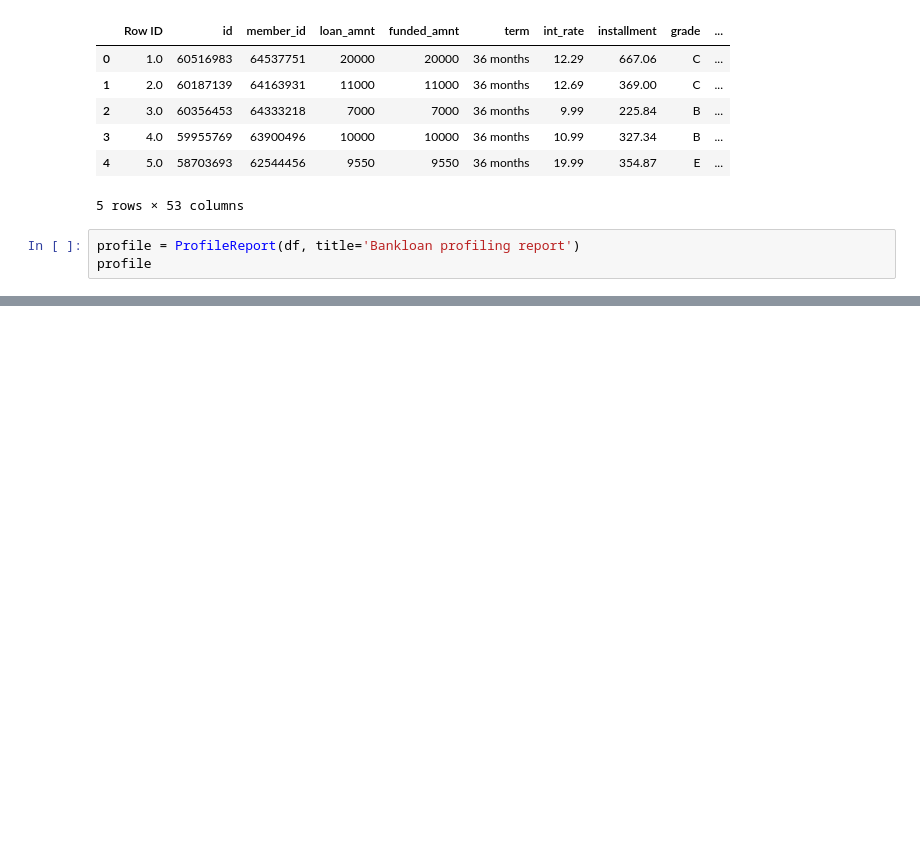
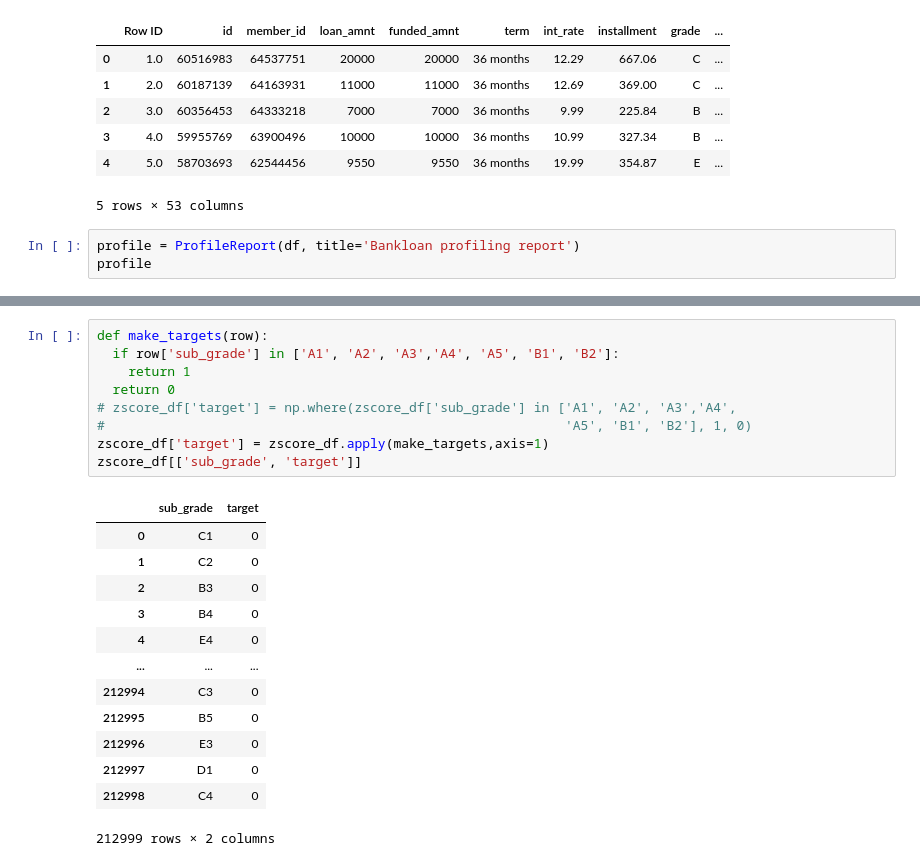
Before and after one commit to lazarosgogos/ML-exercises, a Jupyter notebook: ML_Project_6.ipynb, the cells around one changed output, grey strips where cells are left out. Saved outputs shown, nothing was run; the diff lists cells and outputs as text; blank space fills up the shorter version.

```diff
--- a/ML_Project_6.ipynb
+++ b/ML_Project_6.ipynb
@@ -46,0 +132,23 @@ profile
+# %%
+def make_targets(row):
+  if row['sub_grade'] in ['A1', 'A2', 'A3','A4', 'A5', 'B1', 'B2']:
+    return 1
+  return 0
+# zscore_df['target'] = np.where(zscore_df['sub_grade'] in ['A1', 'A2', 'A3','A4',
+#                                                           'A5', 'B1', 'B2'], 1, 0)
+zscore_df['target'] = zscore_df.apply(make_targets,axis=1)
+zscore_df[['sub_grade', 'target']]
+# %% [output]
+|  | sub_grade | target |
+| 0 | C1 | 0 |
+| 1 | C2 | 0 |
+| 2 | B3 | 0 |
+| 3 | B4 | 0 |
+| 4 | E4 | 0 |
+| ... | ... | ... |
+| 212994 | C3 | 0 |
+| 212995 | B5 | 0 |
+| 212996 | E3 | 0 |
+| 212997 | D1 | 0 |
+| 212998 | C4 | 0 |
+212999 rows × 2 columns
```
Also changed, not shown: parts of 9 cells of this notebook.
